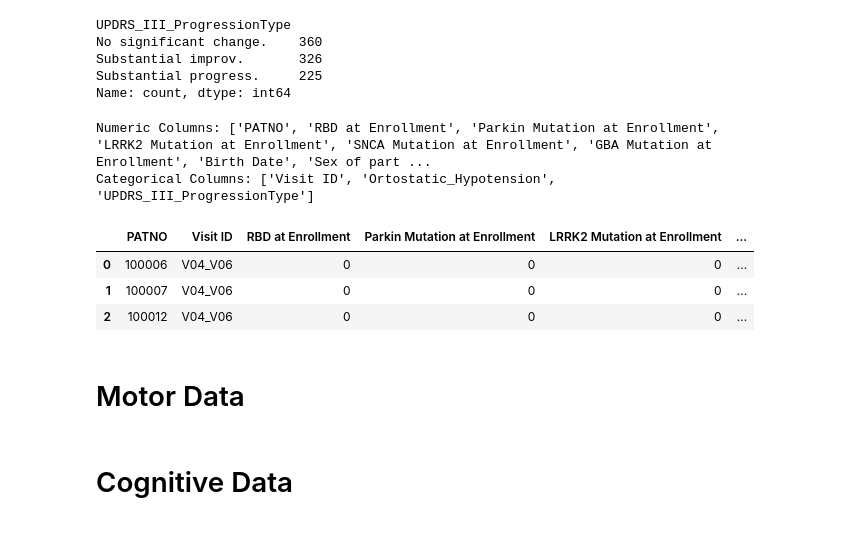
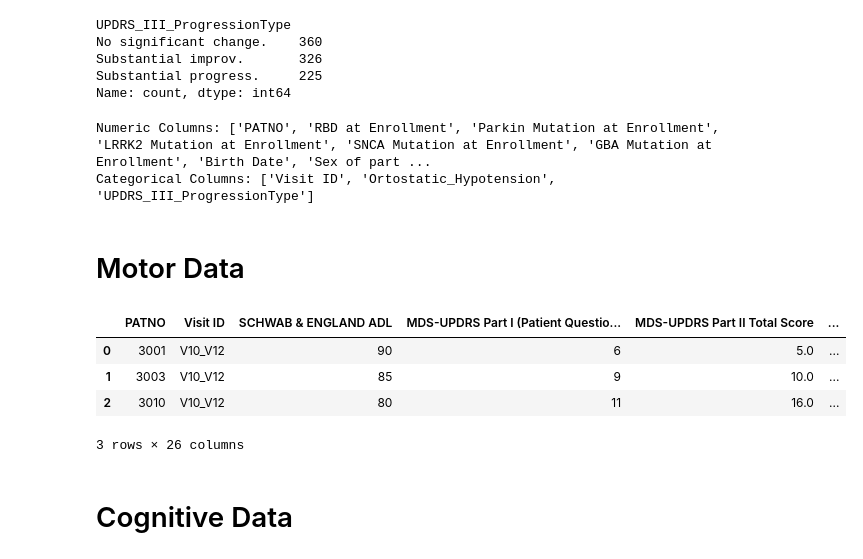
Before and after one commit to fserracrespi/PD_Project_UofL, a Jupyter notebook: PD_DATA/MODELS DEVELOPMENT/MODEL_DEVELOPMENT/data_split.ipynb, the cells around one changed output. Cells and saved outputs as stored; diff of their text form; code cells hidden in the pictures.

```diff
--- a/PD_DATA/MODELS DEVELOPMENT/MODEL_DEVELOPMENT/data_split.ipynb
+++ b/PD_DATA/MODELS DEVELOPMENT/MODEL_DEVELOPMENT/data_split.ipynb
@@ -81,22 +114,28 @@ Name: count, dtype: int64
 # %%
 numeric_cols = subject_data.select_dtypes(include=['int64', 'float64']).columns.tolist()
 categorical_cols = subject_data.select_dtypes(include=['object','bool']).columns.tolist()
-print("Numeric Columns:", numeric_cols)
-print("Categorical Columns:", categorical_cols)
 
 #'Ortostatic_Hypotension'
 subject_data['Ortostatic_Hypotension'] = subject_data['Ortostatic_Hypotension'].map({True: 1, False: 0})
 # 'UPDRS_III_ProgressionType'
 subject_data['UPDRS_III_ProgressionType'] = subject_data['UPDRS_III_ProgressionType'].map({'Substantial improv.': -1, 'No significant change.': 0,'Substantial progress.': 1})
 subject_data.head(3)
+
+print("Numeric Columns:", numeric_cols)
+print("Categorical Columns:", categorical_cols)
 # %% [output]
 Numeric Columns: ['PATNO', 'RBD at Enrollment', 'Parkin Mutation at Enrollment', 'LRRK2 Mutation at Enrollment', 'SNCA Mutation at Enrollment', 'GBA Mutation at Enrollment', 'Birth Date', 'Sex of part ...
 Categorical Columns: ['Visit ID', 'Ortostatic_Hypotension', 'UPDRS_III_ProgressionType']
-|  | PATNO | Visit ID | RBD at Enrollment | Parkin Mutation at Enrollment | LRRK2 Mutation at Enrollment | ... |
-| 0 | 100006 | V04_V06 | 0 | 0 | 0 | ... |
-| 1 | 100007 | V04_V06 | 0 | 0 | 0 | ... |
-| 2 | 100012 | V04_V06 | 0 | 0 | 0 | ... |
 # %% [markdown]
 # Motor Data
+# %%
+motor_data = pd.read_csv(ROOT / motor)
+motor_data.head(3)
+# %% [output]
+|  | PATNO | Visit ID | SCHWAB & ENGLAND ADL | MDS-UPDRS Part I (Patient Questio... | MDS-UPDRS Part II Total Score | ... |
+| 0 | 3001 | V10_V12 | 90 | 6 | 5.0 | ... |
+| 1 | 3003 | V10_V12 | 85 | 9 | 10.0 | ... |
+| 2 | 3010 | V10_V12 | 80 | 11 | 16.0 | ... |
+3 rows × 26 columns
 # %% [markdown]
 # Cognitive Data
```
Also changed, not shown: parts of 9 cells of this notebook, 10 other files.
